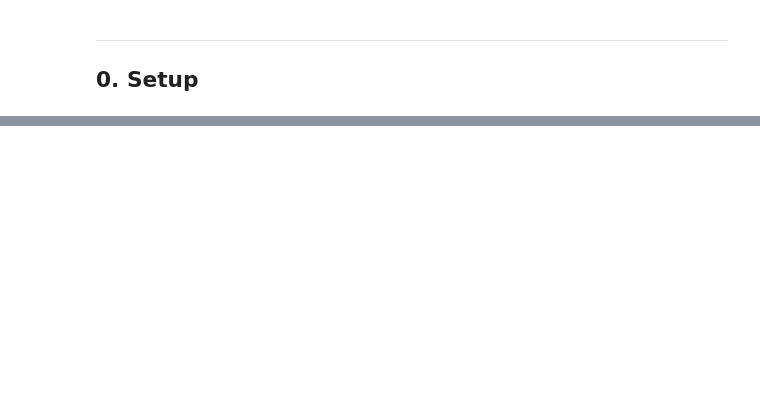
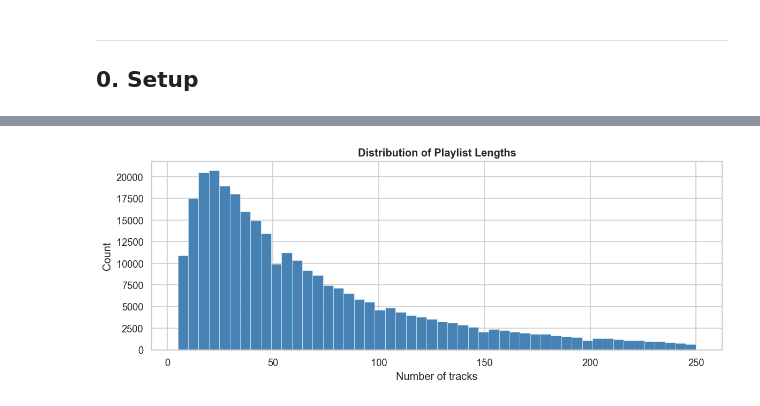
Before and after one commit to bioEdam/ISA-project, a Jupyter notebook: notebooks/EDA.ipynb, the cells around one changed output, grey strips where cells are left out. Drawn from its saved outputs; the diff is of its cells as text; code cells hidden in the pictures; blank space fills up the shorter version.

Commit message:
Rewrote EDA with graph descriptions and feature selection justification

```diff
--- a/notebooks/EDA.ipynb
+++ b/notebooks/EDA.ipynb
@@ -502,0 +11,23 @@ print(f'(Evaluated on {len(scores)} test playlists)')
+# %%
+import os
+import re
+import collections
+import numpy as np
+import pandas as pd
+import matplotlib.pyplot as plt
+import matplotlib.ticker as mticker
+import seaborn as sns
+from pathlib import Path
+
+sns.set_theme(style='whitegrid', palette='muted')
+plt.rcParams['figure.dpi'] = 120
+
+PROCESSED = Path('../processed')
+OUT       = Path('outputs')
+OUT.mkdir(exist_ok=True)
+
+pls  = pd.read_parquet(PROCESSED / 'playlists.parquet')
+trks = pd.read_parquet(PROCESSED / 'tracks.parquet')
+
+print(f'Playlists : {len(pls):>10,}')
+print(f'Track rows: {len(trks):>10,}')
@@ -502,0 +102,11 @@ print(f'(Evaluated on {len(scores)} test playlists)')
+# %%
+fig, ax = plt.subplots(figsize=(10, 4))
+ax.hist(pls['num_tracks'], bins=50, color='steelblue', edgecolor='white', linewidth=0.3)
+ax.set_title('Distribution of Playlist Lengths', fontweight='bold')
+ax.set_xlabel('Number of tracks')
+ax.set_ylabel('Count')
+plt.tight_layout()
+plt.savefig(OUT / 'eda_playlist_lengths.png', bbox_inches='tight')
+plt.show()
+# %% [output]
+[figure, added]
```
Also changed, not shown: parts of 65 cells of this notebook, 1 other file.
